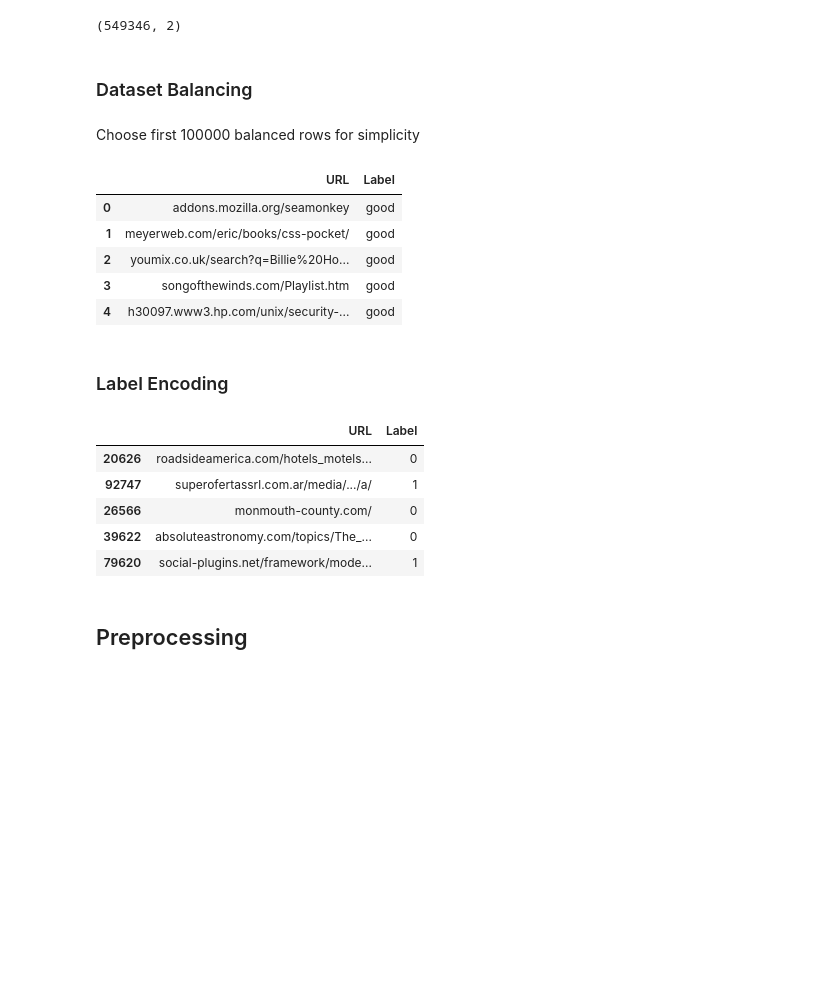
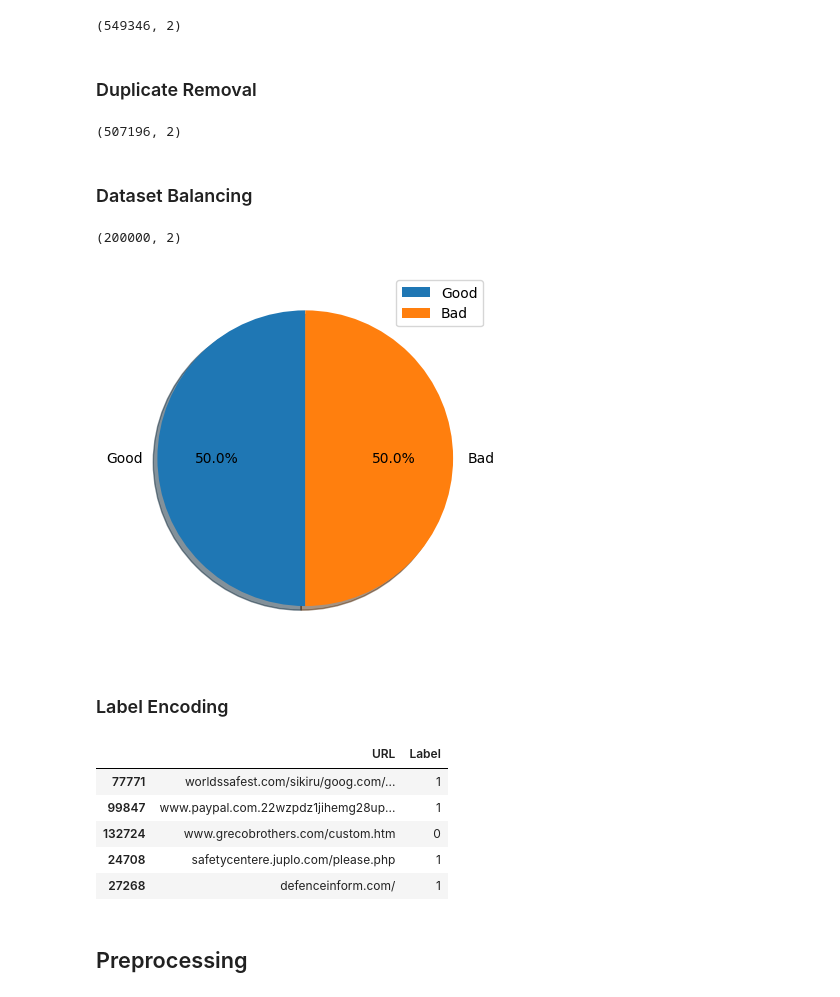
Before and after one commit to ManipalInformationSecurityTeam/Phishing-URL-Detection-Workshop, a Jupyter notebook: model/model.ipynb, the cells around one changed output. Cells and saved outputs as stored; diff of their text form; code cells hidden in the pictures; blank space fills up the shorter version.

```diff
--- a/model/model.ipynb
+++ b/model/model.ipynb
@@ -23,20 +23,27 @@ df_main.head()
 df_main.shape
 # %% [output]
 (549346, 2)
+# %% [markdown]
+### Duplicate Removal
+# %%
+df_main.drop_duplicates(inplace=True)
+df_main.shape
+# %% [output]
+(507196, 2)
 # %% [markdown]
 ### Dataset Balancing
-# %% [markdown]
-Choose first 100000 balanced rows for simplicity
 # %%
-df = pd.concat([df_main[df_main['Label']=='good'].sample(50000,random_state=123),df_main[df_main['Label']=='bad'].sample(50000,random_state=123)],ignore_index=True)
-df.head()
+df_good = df_main[df_main['Label']=='bad'].sample(100000,random_state=123)
+df = pd.concat([df_good,df_main[df_main['Label']=='good'].sample(df_good.shape[0],random_state=123)],ignore_index=True)
+df.shape
 # %% [output]
-|  | URL | Label |
-| 0 | addons.mozilla.org/seamonkey | good |
-| 1 | meyerweb.com/eric/books/css-pocket/ | good |
-| 2 | youmix.co.uk/search?q=Billie%20Ho... | good |
-| 3 | songofthewinds.com/Playlist.htm | good |
-| 4 | h30097.www3.hp.com/unix/security-... | good |
+(200000, 2)
+# %%
+plt.pie(df['Label'].value_counts(),labels=['Good','Bad'],autopct='%1.1f%%',shadow=True, startangle=90)
+plt.legend(loc='best')
+plt.show()
+# %% [output]
+[figure, added]
 # %% [markdown]
 ### Label Encoding
 # %%
@@ -44,11 +51,11 @@ df['Label'] = df['Label'].replace(to_replace=['good','bad'],value=[0,1])
 df.sample(5)
 # %% [output]
 |  | URL | Label |
-| 20626 | roadsideamerica.com/hotels_motels... | 0 |
-| 92747 | superofertassrl.com.ar/media/.../a/ | 1 |
-| 26566 | monmouth-county.com/ | 0 |
-| 39622 | absoluteastronomy.com/topics/The_... | 0 |
-| 79620 | social-plugins.net/framework/mode... | 1 |
+| 77771 | worldssafest.com/sikiru/goog.com/... | 1 |
+| 99847 | www.paypal.com.22wzpdz1jihemg28up... | 1 |
+| 132724 | www.grecobrothers.com/custom.htm | 0 |
+| 24708 | safetycentere.juplo.com/please.php | 1 |
+| 27268 | defenceinform.com/ | 1 |
 # %% [markdown]
 ## Preprocessing
 # %% [markdown]
```
Also changed, not shown: parts of 36 cells of this notebook, 3 other files.
